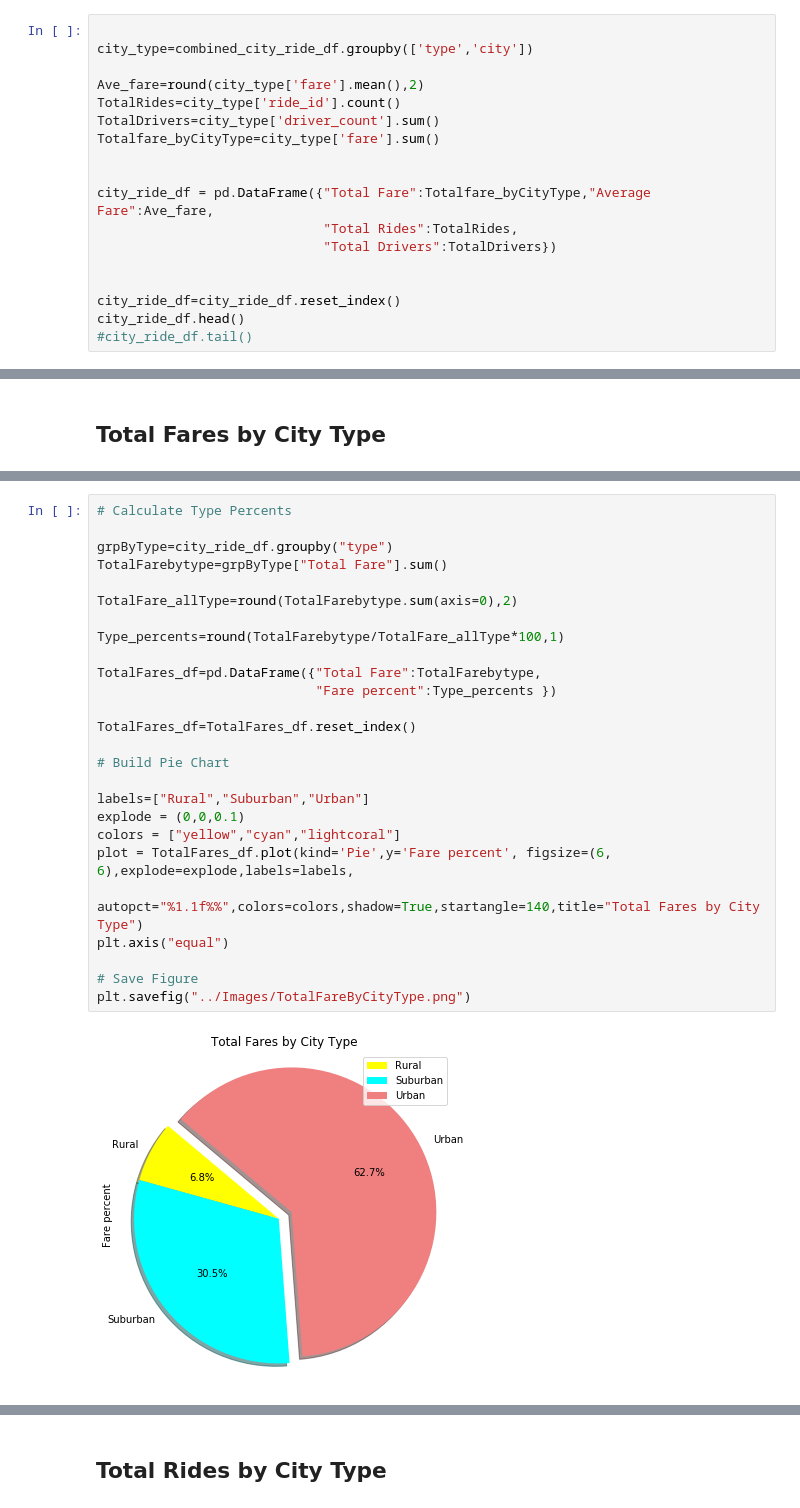
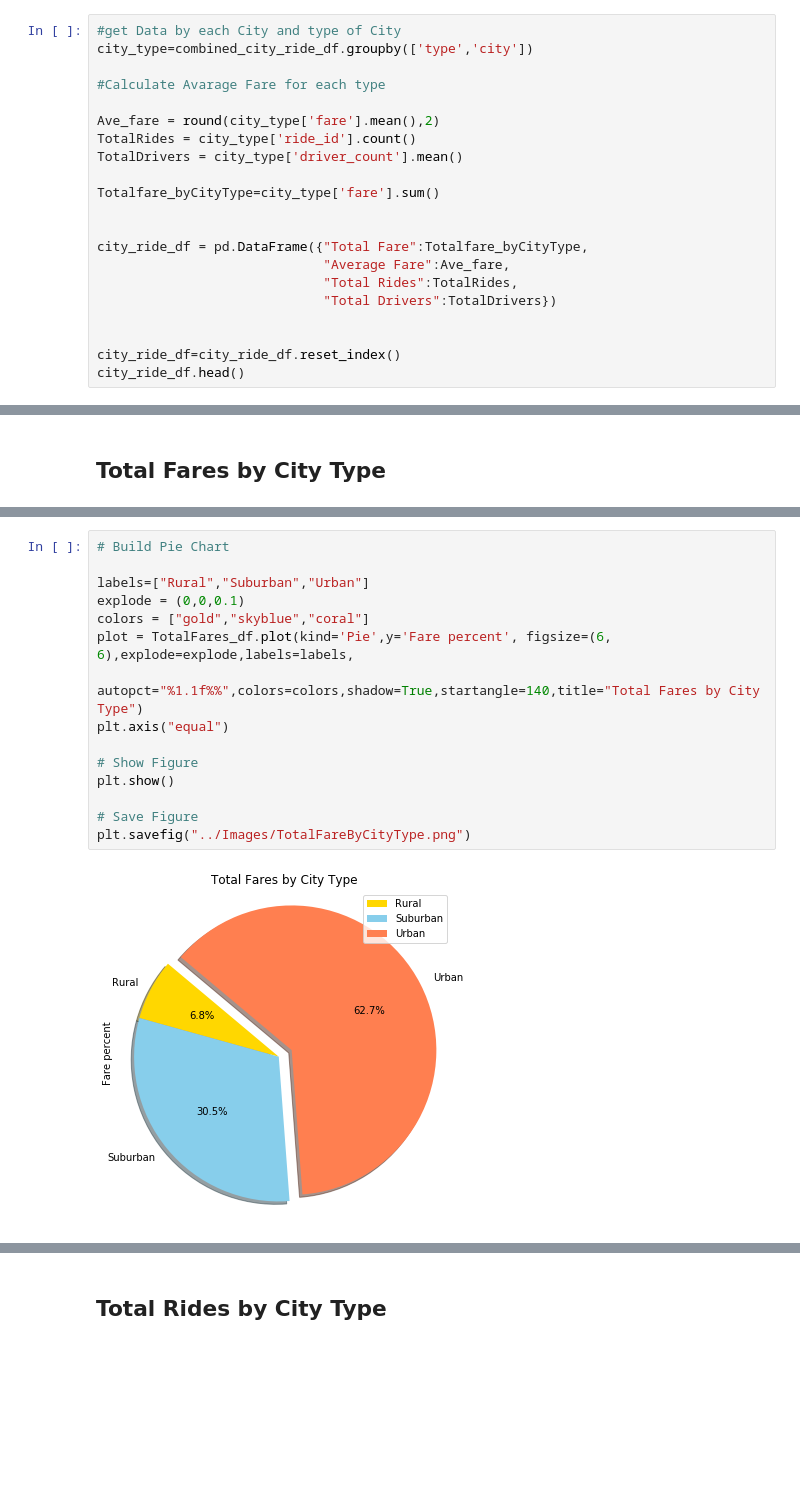
Before and after one commit to usn1485/MatPlotLibHomework, a Jupyter notebook: Instructions/Pyber/pyber_starter.ipynb, the cells around one changed output, grey strips where cells are left out. Cells and saved outputs as stored; diff of their text form; blank space fills up the shorter version.

```diff
--- a/Instructions/Pyber/pyber_starter.ipynb
+++ b/Instructions/Pyber/pyber_starter.ipynb
@@ -51,20 +31,23 @@ Name: type, dtype: int64
 # %%
-
+#get Data by each City and type of City
 city_type=combined_city_ride_df.groupby(['type','city'])
 
-Ave_fare=round(city_type['fare'].mean(),2)
-TotalRides=city_type['ride_id'].count()
-TotalDrivers=city_type['driver_count'].sum()
+#Calculate Avarage Fare for each type
+
+Ave_fare = round(city_type['fare'].mean(),2)
+TotalRides = city_type['ride_id'].count()
+TotalDrivers = city_type['driver_count'].mean()
+
 Totalfare_byCityType=city_type['fare'].sum()
 
 
-city_ride_df = pd.DataFrame({"Total Fare":Totalfare_byCityType,"Average Fare":Ave_fare,
+city_ride_df = pd.DataFrame({"Total Fare":Totalfare_byCityType,
+                             "Average Fare":Ave_fare,
                              "Total Rides":TotalRides,
                              "Total Drivers":TotalDrivers})
 
 
 city_ride_df=city_ride_df.reset_index()
 city_ride_df.head()
-#city_ride_df.tail()
 # %% [output]
 |  | type | city | Total Fare | Average Fare | Total Rides | Total Drivers |
@@ -103,28 +122,17 @@ plt.show()
 # %%
-# Calculate Type Percents
-
-grpByType=city_ride_df.groupby("type")
-TotalFarebytype=grpByType["Total Fare"].sum()
-
-TotalFare_allType=round(TotalFarebytype.sum(axis=0),2)
-
-Type_percents=round(TotalFarebytype/TotalFare_allType*100,1)
-
-TotalFares_df=pd.DataFrame({"Total Fare":TotalFarebytype,
-                            "Fare percent":Type_percents })
-
-TotalFares_df=TotalFares_df.reset_index()
-
 # Build Pie Chart
 
 labels=["Rural","Suburban","Urban"]
 explode = (0,0,0.1)
-colors = ["yellow","cyan","lightcoral"]
+colors = ["gold","skyblue","coral"]
 plot = TotalFares_df.plot(kind='Pie',y='Fare percent', figsize=(6, 6),explode=explode,labels=labels,
                           autopct="%1.1f%%",colors=colors,shadow=True,startangle=140,title="Total Fares by City Type")
 plt.axis("equal")
 
+# Show Figure
+plt.show()
+
 # Save Figure
 plt.savefig("../Images/TotalFareByCityType.png")
 # %% [output]
-[figure, old version]
+[figure, new version]
```
Also changed, not shown: parts of 17 cells of this notebook, 4 other files.
